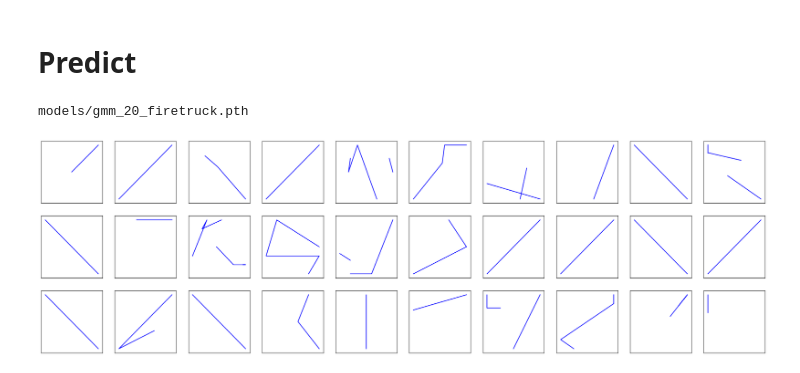
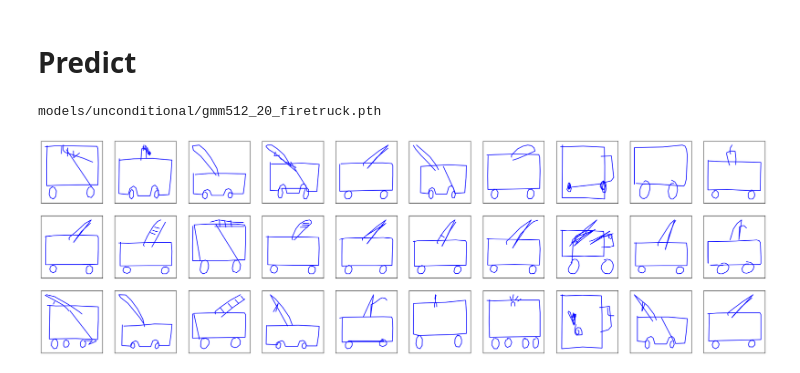
Before and after one commit to quentin-auge/draw, a Jupyter notebook: unconditional.ipynb, the cells around one changed output. Drawn from its saved outputs; the diff is of its cells as text; code cells hidden in the pictures.

```diff
--- a/draw.ipynb
+++ b/unconditional.ipynb
@@ -285,12 +223,11 @@ models/gmm_20_firetruck.pth
 # %% [markdown]
 # Predict
 # %%
-batch_size = 64
 dim_hidden = 512
 n_gaussians = 20
 
-model_name = f'gmm_{n_gaussians}'
-model_path = f'models/{model_name}_{dataset_name}.pth'
+model_name = f'gmm{dim_hidden}_{n_gaussians}'
+model_path = f'models/unconditional/{model_name}_{dataset_name}.pth'
 print(model_path)
 
 model = Decoder(5, dim_hidden, n_gaussians)
@@ -300,24 +237,24 @@ if torch.cuda.is_available():
 map_location = 'cuda' if torch.cuda.is_available() else 'cpu'
 model.load_state_dict(torch.load(model_path, map_location=map_location))
 # %% [output]
-models/gmm_20_firetruck.pth
+models/unconditional/gmm512_20_firetruck.pth
 # %%
 temperature_gmm = 0.01
 temperature_state = 0.1
-temperature_eos = 0.4
+temperature_eos = 1.1
 
 fig, axarr = get_canvas(3, 10)
 
 all_preds_strokes = []
 for i, ax in enumerate(axarr.flatten()):
-    pred_flat_strokes = generate(model, n_points=20, temperature_gmm=temperature_gmm,
+    pred_flat_strokes = generate(model, n_points=150, temperature_gmm=temperature_gmm,
                                  temperature_state=temperature_state, temperature_eos=temperature_eos)
     pred_flat_strokes = unstandarize_flat_strokes(pred_flat_strokes, val_stds)
     pred_strokes = inverse_transform_strokes(pred_flat_strokes)
     all_preds_strokes.append(pred_strokes)
     plot(pred_strokes, color='b', ax=ax)
 # %% [output]
-[figure, old version]
+[figure, new version]
 # %%
 %%capture
 pred_anim = get_animation(all_preds_strokes[0])
```
Also changed, not shown: parts of 14 cells of this notebook.
